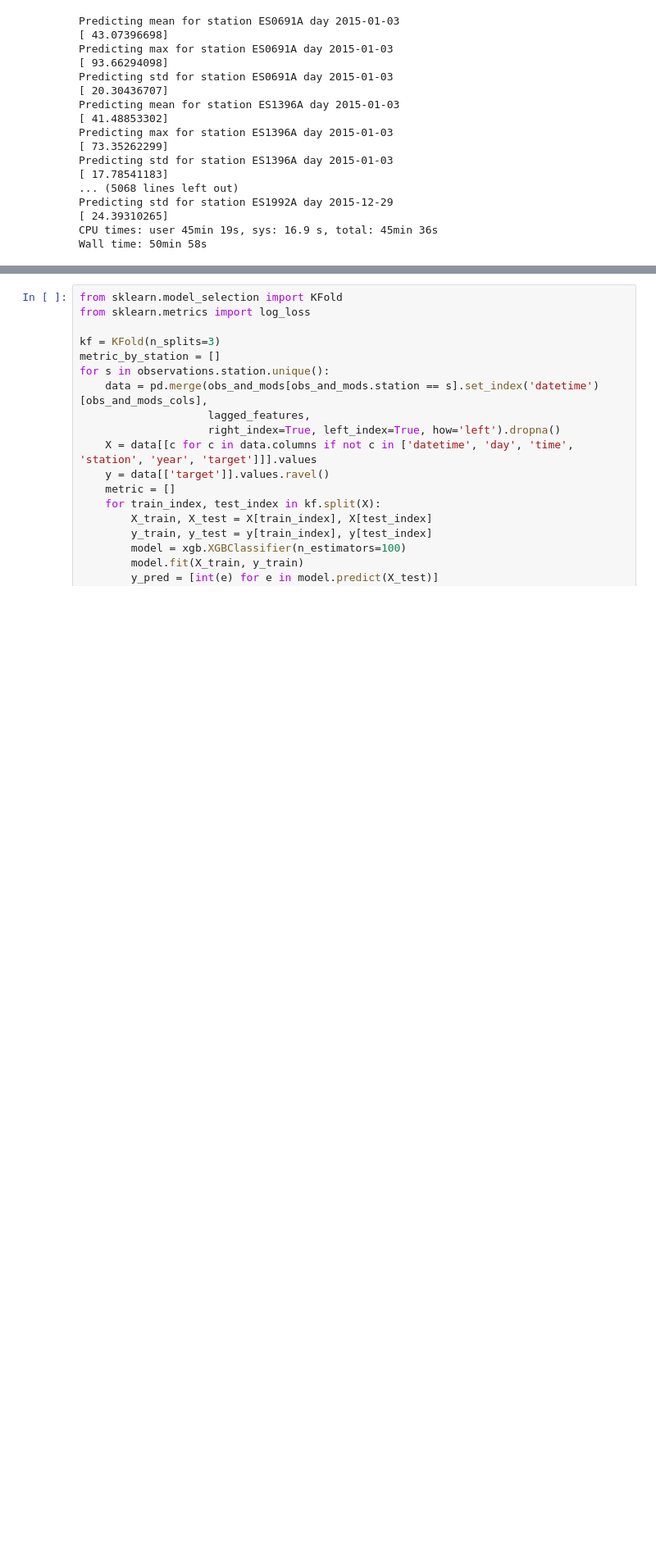
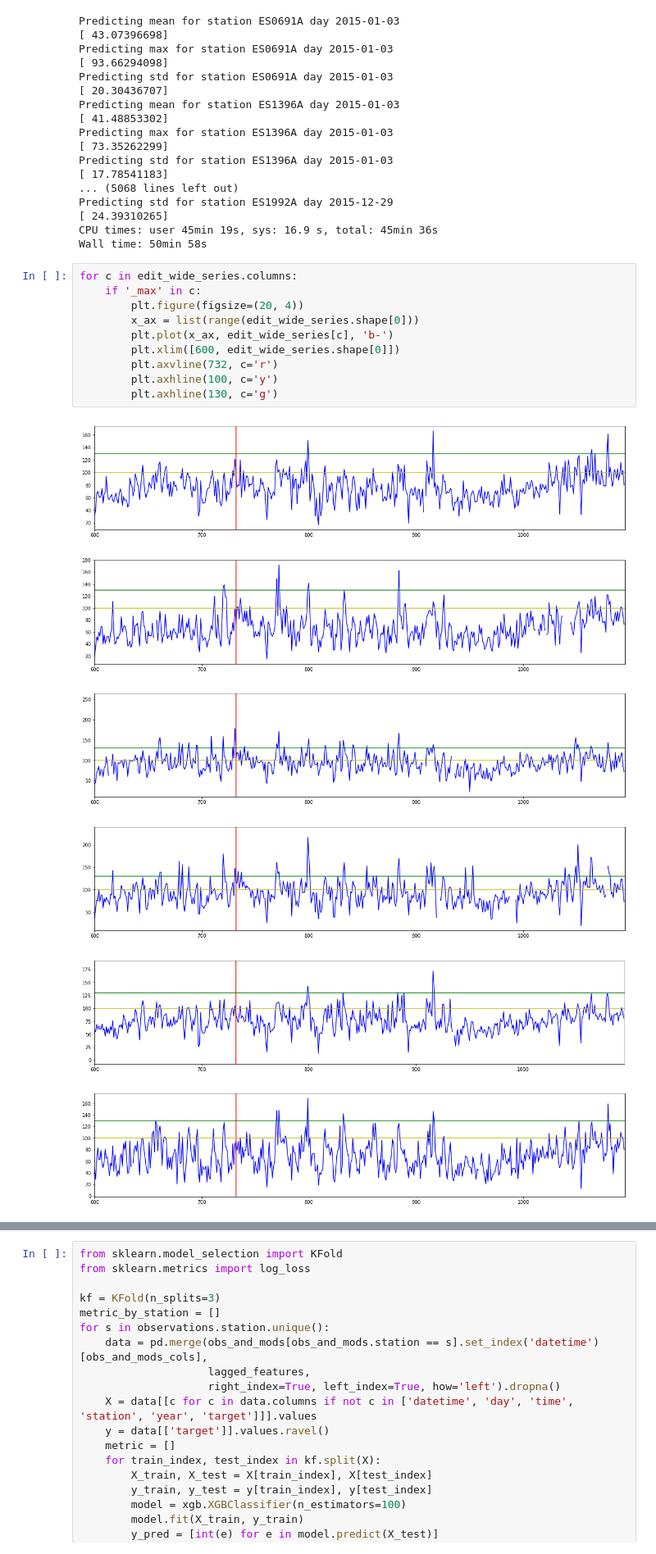
Before and after one commit to javiermas/BCNAirQualityDatathon, a Jupyter notebook: notebooks/Jonas_2.ipynb, the cells around one changed output, grey strips where cells are left out. Shown at 82% size. Drawn from its saved outputs; the diff is of its cells as text; blank space fills up the shorter version.

```diff
--- a/notebooks/Jonas_2.ipynb
+++ b/notebooks/Jonas_2.ipynb
@@ -91,3 +91,20 @@ Predicting std for station ES1992A day 2015-12-29
 [ 24.39310265]
 CPU times: user 45min 19s, sys: 16.9 s, total: 45min 36s
 Wall time: 50min 58s
+# %%
+for c in edit_wide_series.columns:
+    if '_max' in c:
+        plt.figure(figsize=(20, 4))
+        x_ax = list(range(edit_wide_series.shape[0]))
+        plt.plot(x_ax, edit_wide_series[c], 'b-')
+        plt.xlim([600, edit_wide_series.shape[0]])
+        plt.axvline(732, c='r')
+        plt.axhline(100, c='y')
+        plt.axhline(130, c='g')
+# %% [output]
+[figure, added]
+[figure, added]
+[figure, added]
+[figure, added]
+[figure, added]
+[figure, added]
```
Also changed, not shown: parts of 1 cell of this notebook, 1 other file.
